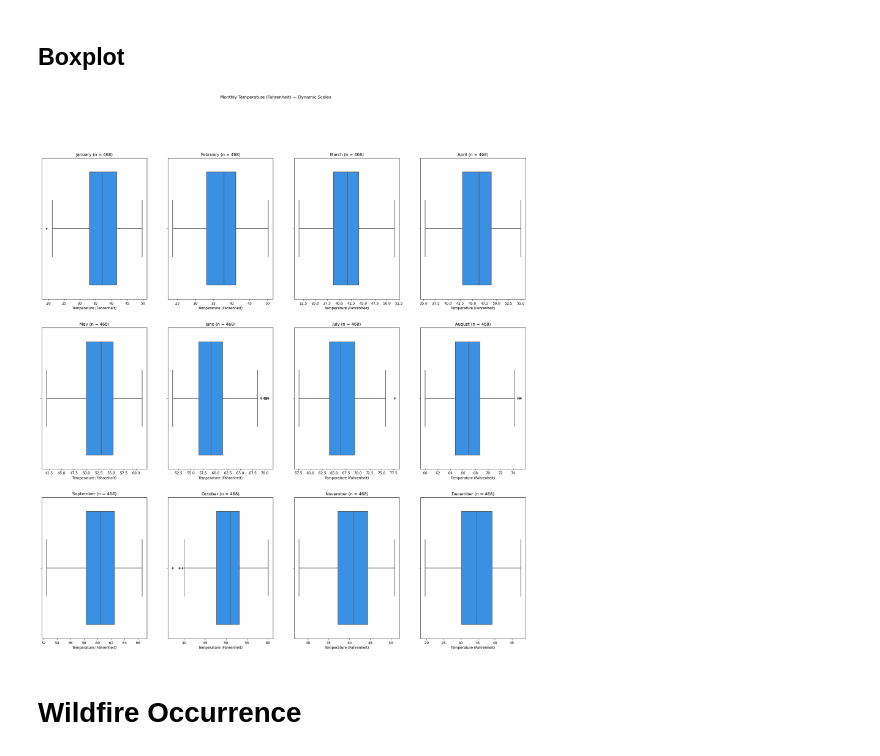
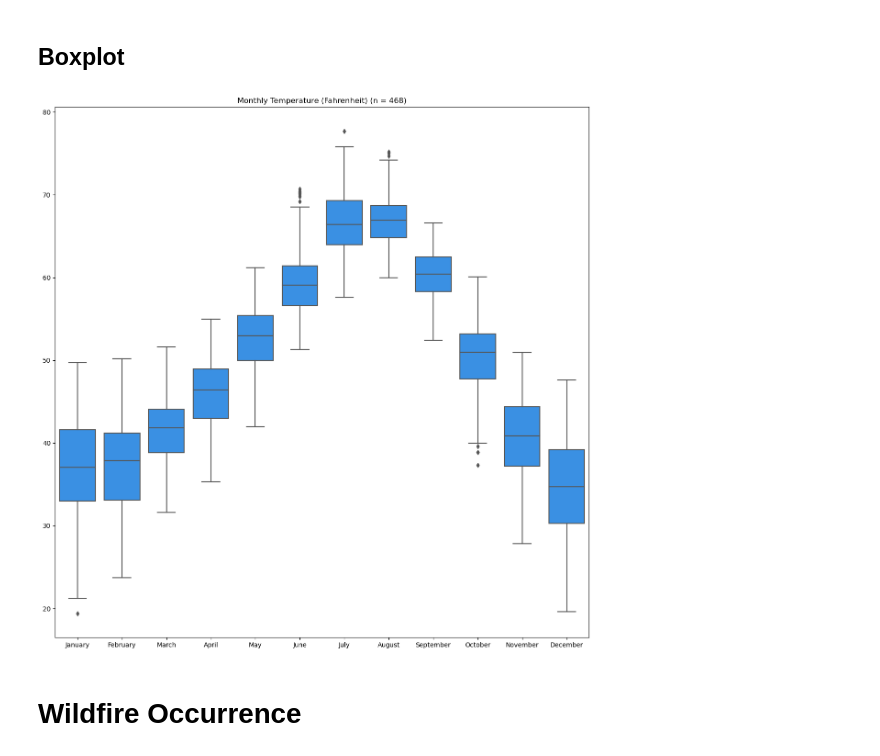
Before and after one commit to seanthayer/Predicting-Wildfires-Using-Machine-Learning, a Jupyter notebook: stats/analysis_by_time_scales.ipynb, the cells around one changed output. Drawn from its saved outputs; the diff is of its cells as text; code cells hidden in the pictures.

```diff
--- a/stats/analysis_by_time_scales.ipynb
+++ b/stats/analysis_by_time_scales.ipynb
@@ -172,21 +163,12 @@ for i in range(1, 13):
 [figure]
 # %% [markdown]
 ## Boxplot
-# %%
-# Create master plot with subplots for each month of the year
-plot_months_boxplot, ax_boxplot = plot.subplots(3, 4, figsize = (25, 25))
-plot_months_boxplot.suptitle("Monthly Temperature (Fahrenheit) — Dynamic Scales")
-
-j = k = 0
-for i in range(1, 13):
-  sns.boxplot(ax = ax_boxplot[j][k], x = dict_temp_month[i], color = "dodgerblue")
-  ax_boxplot[j][k].set_title(const.month_list[i - 1] + " (n = {})".format(len(dict_temp_month[i])))
-  ax_boxplot[j][k].set_xlabel("Temperature (Fahrenheit)")
-
-  k = i % 4
-  j += 1 if k == 0 else 0
-# %% [output]
-[figure, removed]
+# %%
+plot.figure(figsize = (15, 15))
+ax = sns.boxplot(df_stats_temp, color = "dodgerblue")
+ax.set_title("Monthly Temperature (Fahrenheit)" + " (n = {})".format(df_stats_temp["January"].count()));
+# %% [output]
+[figure, added]
 # %% [markdown]
 # Wildfire Occurrence
 # %% [markdown]
```
Also changed, not shown: parts of 2 cells of this notebook.
